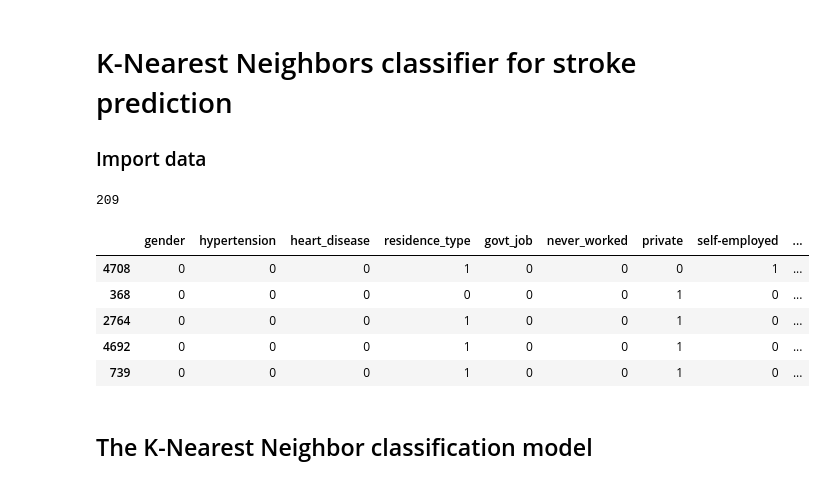
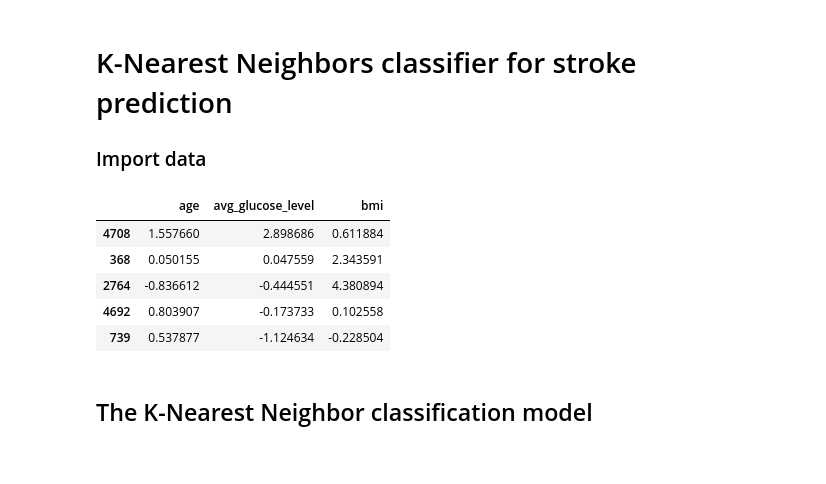
Before and after one commit to koenc100/Project-AI-minor, a Jupyter notebook: code/k-NN.ipynb, the cells around one changed output. Saved outputs shown, nothing was run; the diff lists cells and outputs as text; code cells hidden in the pictures.

```diff
--- a/code/k-NN.ipynb
+++ b/code/k-NN.ipynb
@@ -12,41 +12,35 @@ df = prepare_data('healthcare-dataset-stroke-data.csv')
 
 # Split the data into training, testing and validation data
 train_data, test_data, val_data, train_labels, test_labels, val_labels = split_data(df, (0.6, 0.2, 0.2))
-# %%
-data = pd.read_csv('healthcare-dataset-stroke-data.csv')
-data['stroke'].sum()
-train_labels.sum() + test_labels.sum() + val_labels.sum()
-# %% [output]
-209
 # %%
 def split_datatypes(data):
 
     numeric = ['age', "avg_glucose_level", "bmi"]
     binary = ['hypertension', 'heart_disease', 'children', 'residence_type',
               'gender', 'never_worked', 'private', 'self-employed',
               'govt_job', 'unknown_smoking_status', 'formerly_smoked', 'never_smoked', 'smokes']
 
     # Numeric data: age, avg_glucose_level, bmi
     data_num = data.drop(columns=binary)
 
     # binary data: hypertension, heart_disease, marriage status, rural/urban
     data_bin = data.drop(columns=numeric)
 
     return data_num, data_bin
 
 # split all data into numeric and binary data.
 train_data_num, train_data_bin = split_datatypes(train_data)
 test_data_num, test_data_bin = split_datatypes(test_data)
 val_data_num, val_data_bin = split_datatypes(val_data)
 
-train_data_bin.head()
+train_data_num.head()
 # %% [output]
-|  | gender | hypertension | heart_disease | residence_type | govt_job | never_worked | private | self-employed | ... |
-| 4708 | 0 | 0 | 0 | 1 | 0 | 0 | 0 | 1 | ... |
-| 368 | 0 | 0 | 0 | 0 | 0 | 0 | 1 | 0 | ... |
-| 2764 | 0 | 0 | 0 | 1 | 0 | 0 | 1 | 0 | ... |
-| 4692 | 0 | 0 | 0 | 1 | 0 | 0 | 1 | 0 | ... |
-| 739 | 0 | 0 | 0 | 1 | 0 | 0 | 1 | 0 | ... |
+|  | age | avg_glucose_level | bmi |
+| 4708 | 1.557660 | 2.898686 | 0.611884 |
+| 368 | 0.050155 | 0.047559 | 2.343591 |
+| 2764 | -0.836612 | -0.444551 | 4.380894 |
+| 4692 | 0.803907 | -0.173733 | 0.102558 |
+| 739 | 0.537877 | -1.124634 | -0.228504 |
 # %% [markdown]
 ## The K-Nearest Neighbor classification model
 # %%
```
Also changed, not shown: parts of 1 cell of this notebook, 2 other files.
